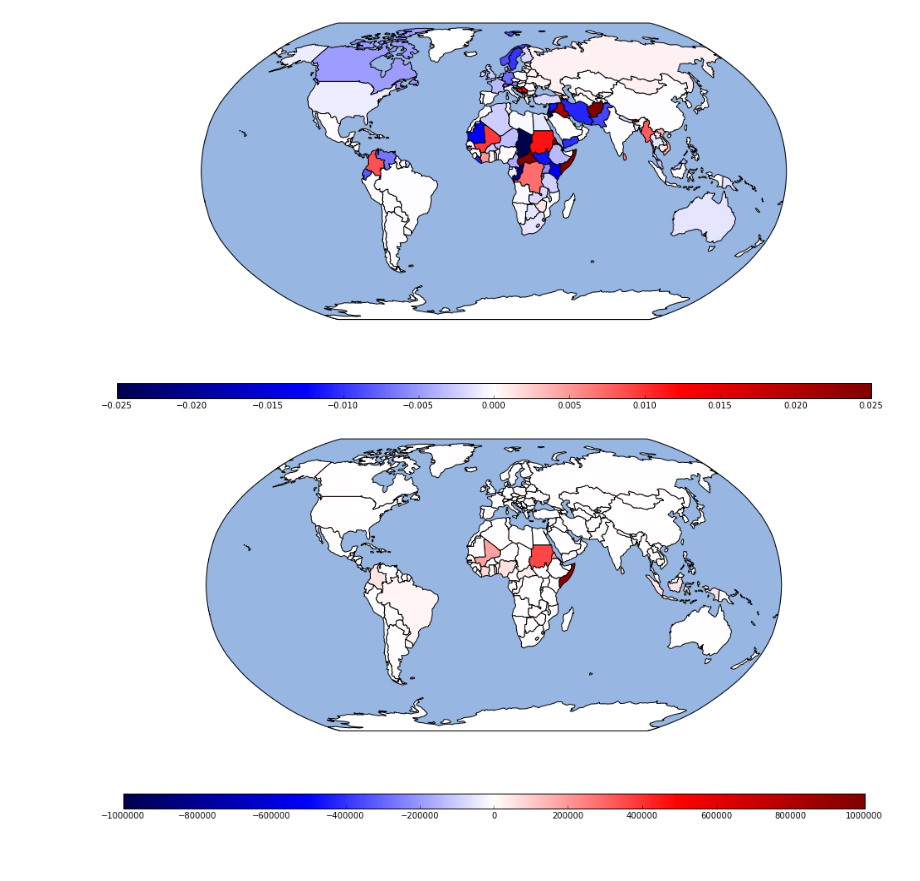
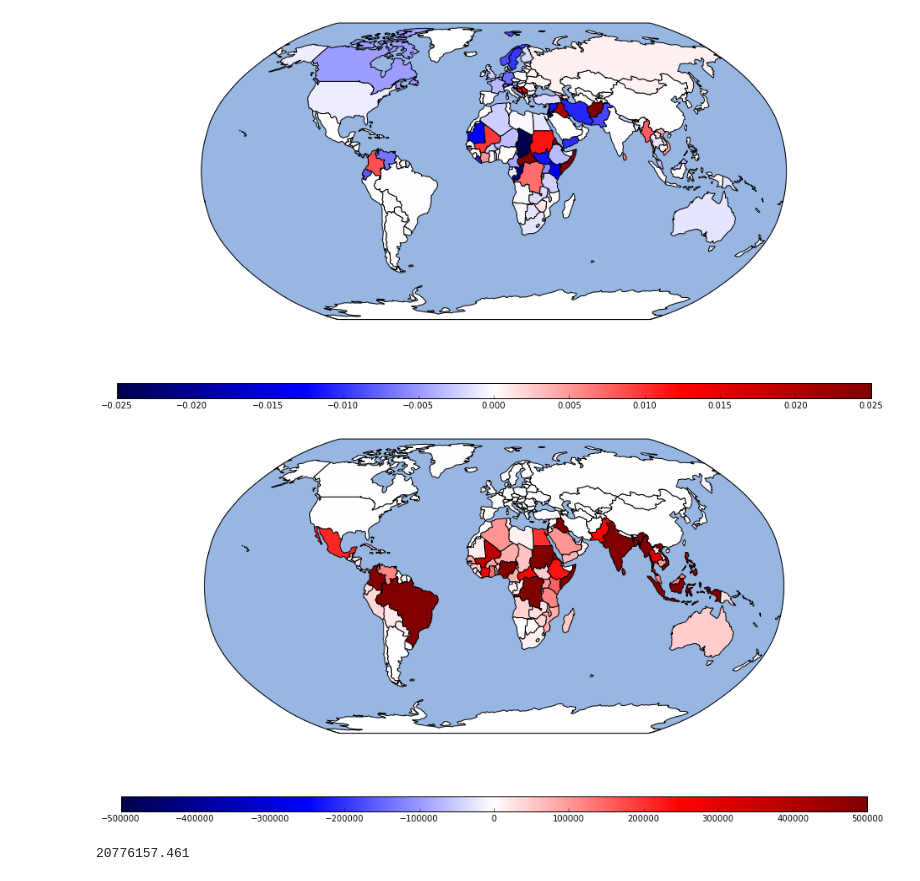
Before and after one commit to julesjulian/climate-migration, a Jupyter notebook: climate-migration.ipynb, the cells around one changed output. Saved outputs shown, nothing was run; the diff lists cells and outputs as text; code cells hidden in the pictures; blank space fills up the shorter version.

```diff
--- a/climate-migration.ipynb
+++ b/climate-migration.ipynb
@@ -12,8 +12,9 @@ pylab.rcParams['figure.figsize'] = (16.0, 9.0)
 import warnings
 # %%
 class Country():
-    def __init__(self, iso, geometry):
+    def __init__(self, iso, name, geometry):
         self.iso = iso
+        self.name = name
         self.geometry = geometry
         self.properties = {}
     def __str__(self):
@@ -28,8 +29,9 @@ countries_on_map = reader.records()
 countries = []
 for country_on_map in countries_on_map:
     iso = country_on_map.attributes['iso_a3']
+    name = country_on_map.attributes['name']
     geometry = country_on_map.geometry
-    countries.append(Country(iso, geometry))
+    countries.append(Country(iso, name, geometry))
 # %%
 def plot_map(country_list, property_to_plot, colormap='rainbow', min_value=0, max_value=1):
     def color_country(ax, color, country):
@@ -134,6 +136,14 @@ for country in countries:
     increased_refugee_stream = max(0, uncomfortable_heat * REFUGEE_INCREASE_PER_UNCOMFORTABLE_DEGREE * net_refugees)
     country.properties['climate_refugees'] = regular_population_leaving + increased_refugee_stream
 # %%
-plot_map(countries, 'climate_refugees', max_value=1e6, min_value = -1e6, colormap='seismic')
+plot_map(countries, 'climate_refugees', max_value=.5e6, min_value = -.5e6, colormap='seismic')
 # %% [output]
-[figure, old version]
+[figure, new version]
+# %%
+total_climate_refugees = 0
+for country in countries:
+    if math.isfinite(country.properties['climate_refugees']):
+        total_climate_refugees += country.properties['climate_refugees']
+print(total_climate_refugees)
+# %% [output]
+20776157.461
```
Also changed, not shown: parts of 10 cells of this notebook.
